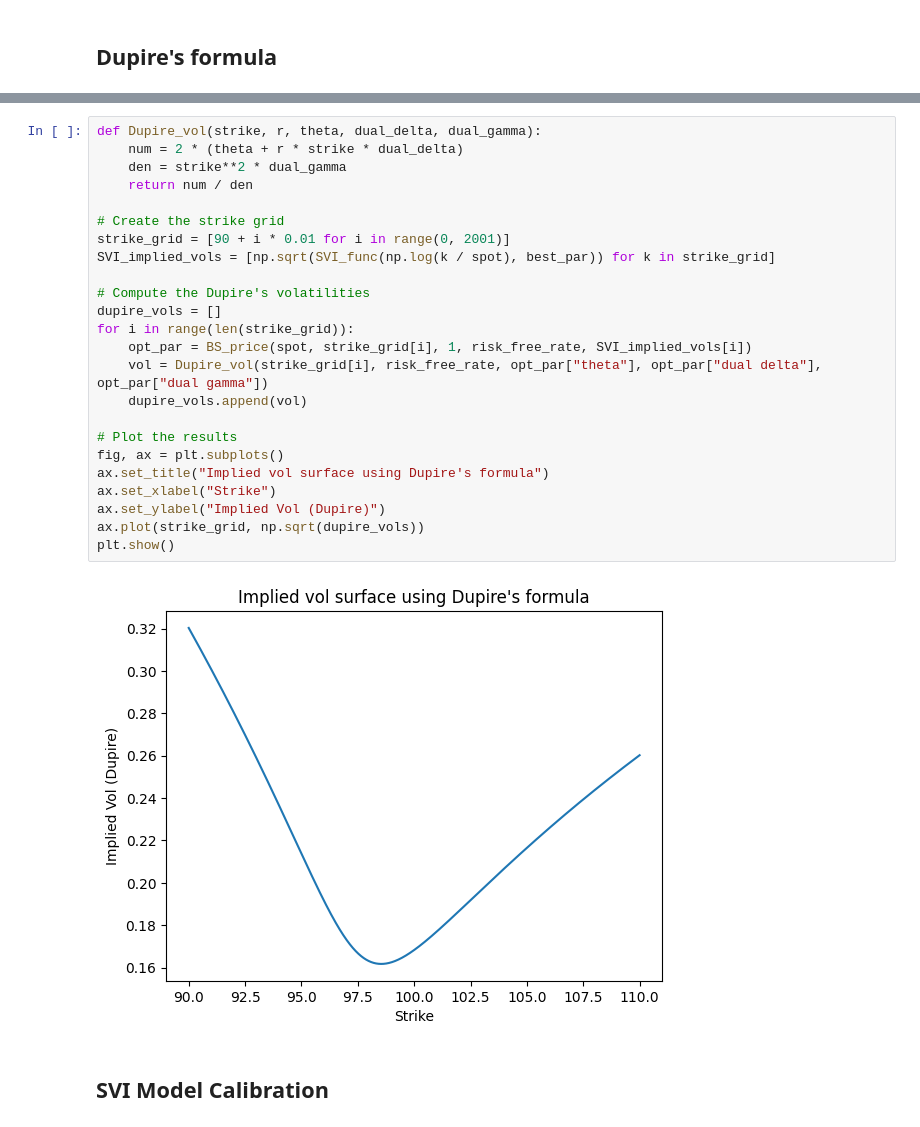
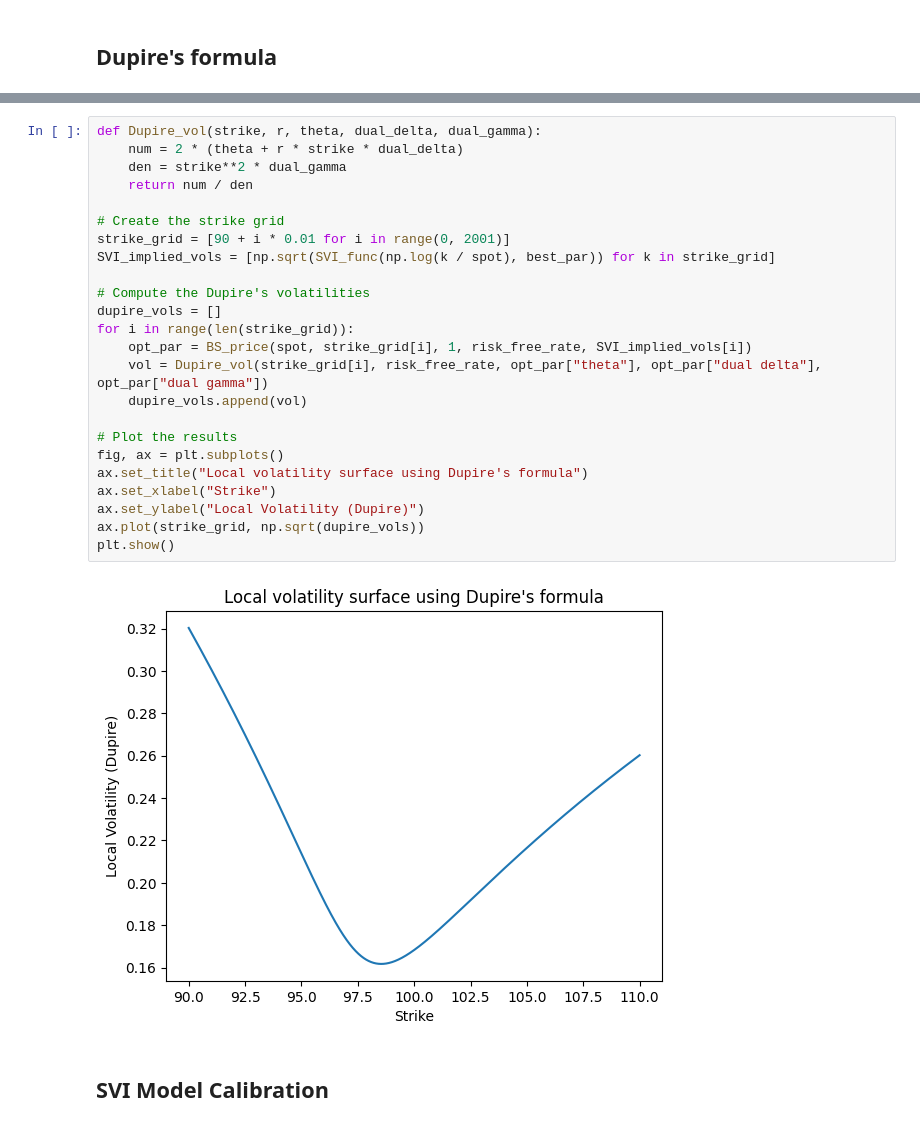
Before and after one commit to Sammas41/Model-Calibration-Project, a Jupyter notebook: JupyterNotebook.ipynb, the cells around one changed output, grey strips where cells are left out. Cells and saved outputs as stored; diff of their text form.

```diff
--- a/JupyterNotebook.ipynb
+++ b/JupyterNotebook.ipynb
@@ -294,29 +347,29 @@ Final energy (generalized): 1.7697268950169607e-07
 # %%
 def Dupire_vol(strike, r, theta, dual_delta, dual_gamma):
     num = 2 * (theta + r * strike * dual_delta)
     den = strike**2 * dual_gamma
     return num / den
 
 # Create the strike grid
 strike_grid = [90 + i * 0.01 for i in range(0, 2001)]
 SVI_implied_vols = [np.sqrt(SVI_func(np.log(k / spot), best_par)) for k in strike_grid]
 
 # Compute the Dupire's volatilities
 dupire_vols = []
 for i in range(len(strike_grid)):
     opt_par = BS_price(spot, strike_grid[i], 1, risk_free_rate, SVI_implied_vols[i])
     vol = Dupire_vol(strike_grid[i], risk_free_rate, opt_par["theta"], opt_par["dual delta"], opt_par["dual gamma"])
     dupire_vols.append(vol)
 
 # Plot the results
 fig, ax = plt.subplots()
-ax.set_title("Implied vol surface using Dupire's formula")
+ax.set_title("Local volatility surface using Dupire's formula")
 ax.set_xlabel("Strike")
-ax.set_ylabel("Implied Vol (Dupire)")
+ax.set_ylabel("Local Volatility (Dupire)")
 ax.plot(strike_grid, np.sqrt(dupire_vols))
 plt.show()
 # %% [output]
-[figure, old version]
+[figure, new version]
 # %% [markdown]
 ## SVI Model Calibration
 # %%
```
Also changed, not shown: parts of 14 cells of this notebook.
